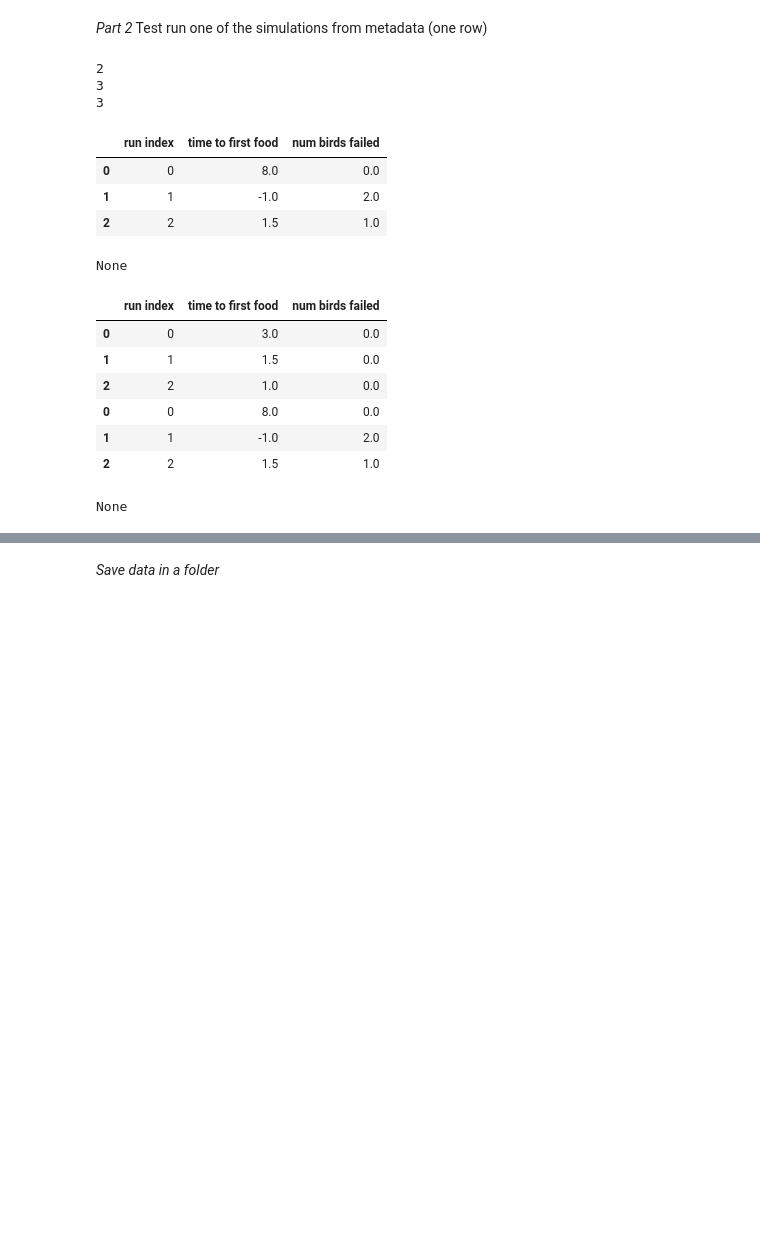
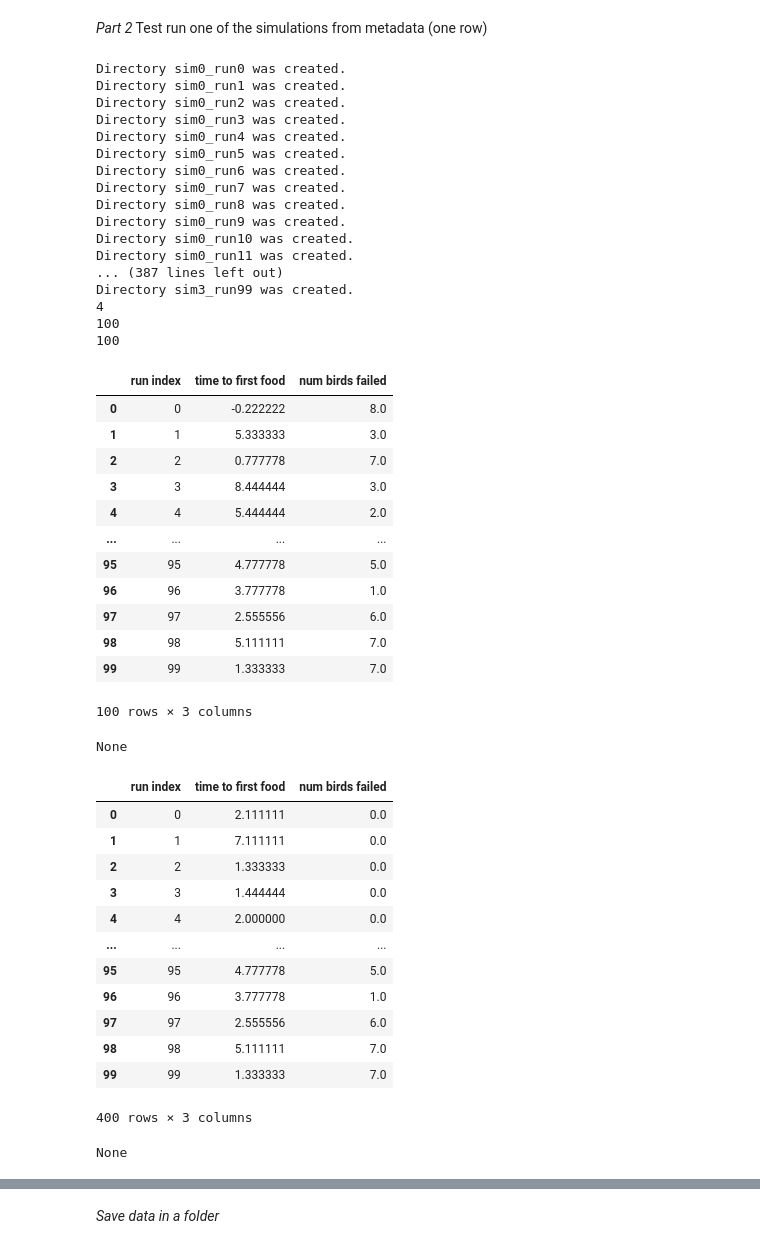
Before and after one commit to BasisResearch/collab-creatures, a Jupyter notebook: mx_refactored/generate_metadata.ipynb, the cells around one changed output, grey strips where cells are left out. Drawn from its saved outputs; the diff is of its cells as text; code cells hidden in the pictures; blank space fills up the shorter version.

```diff
--- a/mx_refactored/generate_metadata.ipynb
+++ b/mx_refactored/generate_metadata.ipynb
@@ -21,6 +21,6 @@ Independent variables in the forward model. Specify the parameter values for all
 # %%
 # Parameters of interest in our communication model
-c_trust = np.array([0, 0.5, 1])
+c_trust = np.array([0, 0.5])
 sight_radius = [5]
 reward_patch_dim = [1, 4]
 
@@ -76,14 +74,13 @@ print(test_arr.shape)
 *Part 2*
 Test run one of the simulations from metadata (one row)
 # %%
-N_frames = 20
-N_agents = 2
+nsims = len(metadataDF)
+N_frames = 50
+N_agents = 9
 N_total_food_units = 16
 edge_size = 30
-
-nsims = len(metadataDF)
-N_runs = 3
-nsims = 2 # TEST
+N_runs = 100
+# nsims = 2 # TEST
 
 # data frame to store all success values across all simulations and runs of each simulation
 success_measures_allDF = pd.DataFrame()
@@ -134,16 +131,16 @@ for si in range(nsims):
         # print(num_birds_failed)
         #
 
-        # SAVE THE DATA
-        # make a new folder with
+        # SAVE THE RAW DATA
+        # make a new folder
         sim_folder = 'sim' + str(si) + '_run' + str(ri)
         sim_dir = home_dir + sim_folder
         if not os.path.isdir(sim_dir):
             os.makedirs(sim_dir)
             print("Directory %s was created." %sim_folder)
 
-        birdfile = '\sim' + str(si) + '_run' + str(ri) + '_birdlocsDF'
-        rewardfile = '\sim' + str(si) + '_run' + str(ri) + '_rewardlocsDF'
+        birdfile = '\\birdlocsDF'
+        rewardfile = '\\rewardlocsDF'
         sim.all_birdsDF.to_csv(sim_dir + birdfile + ".csv")
         sim.all_rewardsDF.to_csv(sim_dir + rewardfile + ".csv")
 
@@ -151,45 +148,74 @@ for si in range(nsims):
 
     #4. Combine the metadata and the success measures into the results dataframe
         # create a new row in the results data frame, then concatenate
     success_measures_onesim_DF = pd.DataFrame(
         {
             "run index": np.arange(N_runs),
             "time to first food": mean_times_to_first_reward,
             "num birds failed": num_birds_failed,
         }
     )
 
     success_sims_list.append(success_measures_onesim_DF)
 
 success_measures_allDF = pd.concat(success_sims_list)
 
     # 5. Save the raw data into a separate folder.
 
 
 print(len(success_sims_list))
 print(len(mean_times_to_first_reward))
 print(len(success_measures_onesim_DF))
 print(display(success_measures_onesim_DF))
 print(display(success_measures_allDF))
 
 # Concatenate metadataDF and success_measures_allDF into a new dataframe called resultsDF
 
 
 # Save the results dataframe into the same folder as the metadata
 # %% [output]
-2
-3
-3
+Directory sim0_run0 was created.
+Directory sim0_run1 was created.
+Directory sim0_run2 was created.
+Directory sim0_run3 was created.
+Directory sim0_run4 was created.
+Directory sim0_run5 was created.
+Directory sim0_run6 was created.
+Directory sim0_run7 was created.
+Directory sim0_run8 was created.
+Directory sim0_run9 was created.
+Directory sim0_run10 was created.
+Directory sim0_run11 was created.
+... (387 lines left out)
+Directory sim3_run99 was created.
+4
+100
+100
 |  | run index | time to first food | num birds failed |
-| 0 | 0 | 8.0 | 0.0 |
-| 1 | 1 | -1.0 | 2.0 |
-| 2 | 2 | 1.5 | 1.0 |
+| 0 | 0 | -0.222222 | 8.0 |
+| 1 | 1 | 5.333333 | 3.0 |
+| 2 | 2 | 0.777778 | 7.0 |
+| 3 | 3 | 8.444444 | 3.0 |
+| 4 | 4 | 5.444444 | 2.0 |
+| ... | ... | ... | ... |
+| 95 | 95 | 4.777778 | 5.0 |
+| 96 | 96 | 3.777778 | 1.0 |
+| 97 | 97 | 2.555556 | 6.0 |
+| 98 | 98 | 5.111111 | 7.0 |
+| 99 | 99 | 1.333333 | 7.0 |
-None
+100 rows × 3 columns
+None
 |  | run index | time to first food | num birds failed |
-| 0 | 0 | 3.0 | 0.0 |
-| 1 | 1 | 1.5 | 0.0 |
-| 2 | 2 | 1.0 | 0.0 |
-| 0 | 0 | 8.0 | 0.0 |
-| 1 | 1 | -1.0 | 2.0 |
-| 2 | 2 | 1.5 | 1.0 |
+| 0 | 0 | 2.111111 | 0.0 |
+| 1 | 1 | 7.111111 | 0.0 |
+| 2 | 2 | 1.333333 | 0.0 |
+| 3 | 3 | 1.444444 | 0.0 |
+| 4 | 4 | 2.000000 | 0.0 |
+| ... | ... | ... | ... |
+| 95 | 95 | 4.777778 | 5.0 |
+| 96 | 96 | 3.777778 | 1.0 |
+| 97 | 97 | 2.555556 | 6.0 |
+| 98 | 98 | 5.111111 | 7.0 |
+| 99 | 99 | 1.333333 | 7.0 |
-None
+400 rows × 3 columns
+None
```
Also changed, not shown: parts of 12 cells of this notebook.
